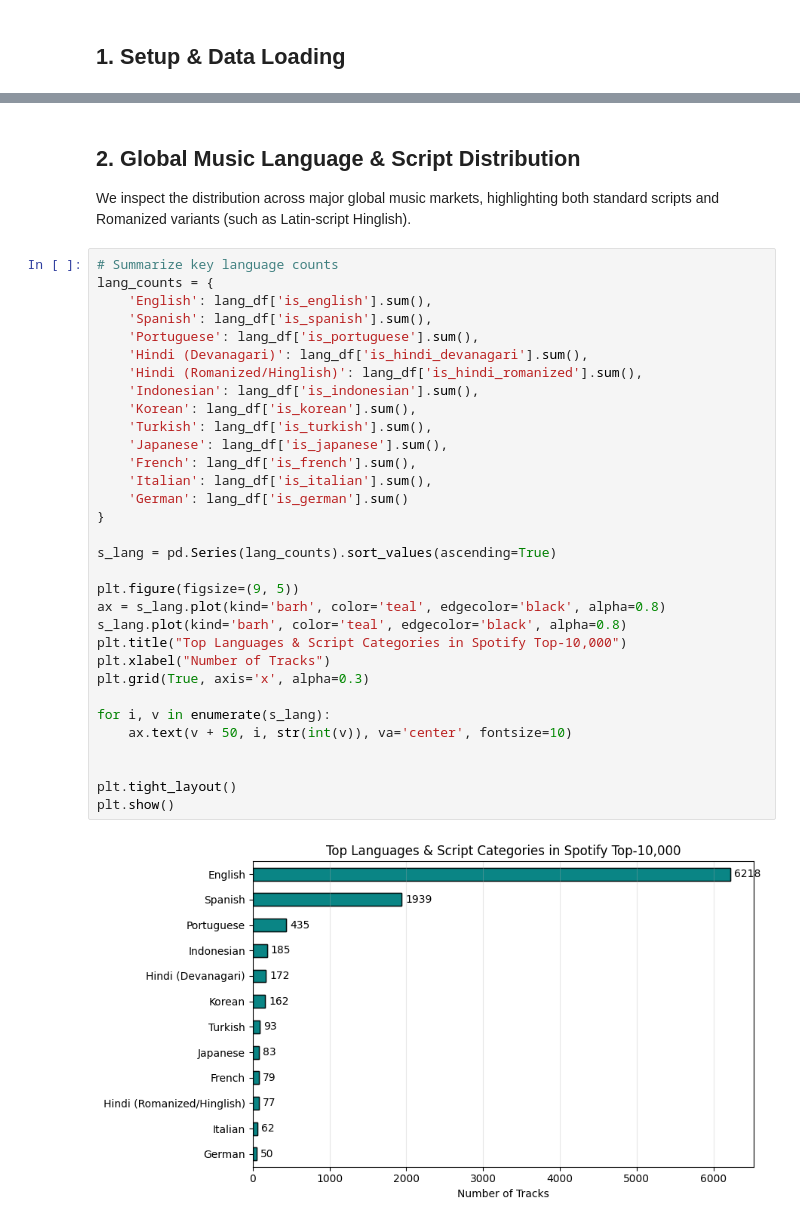
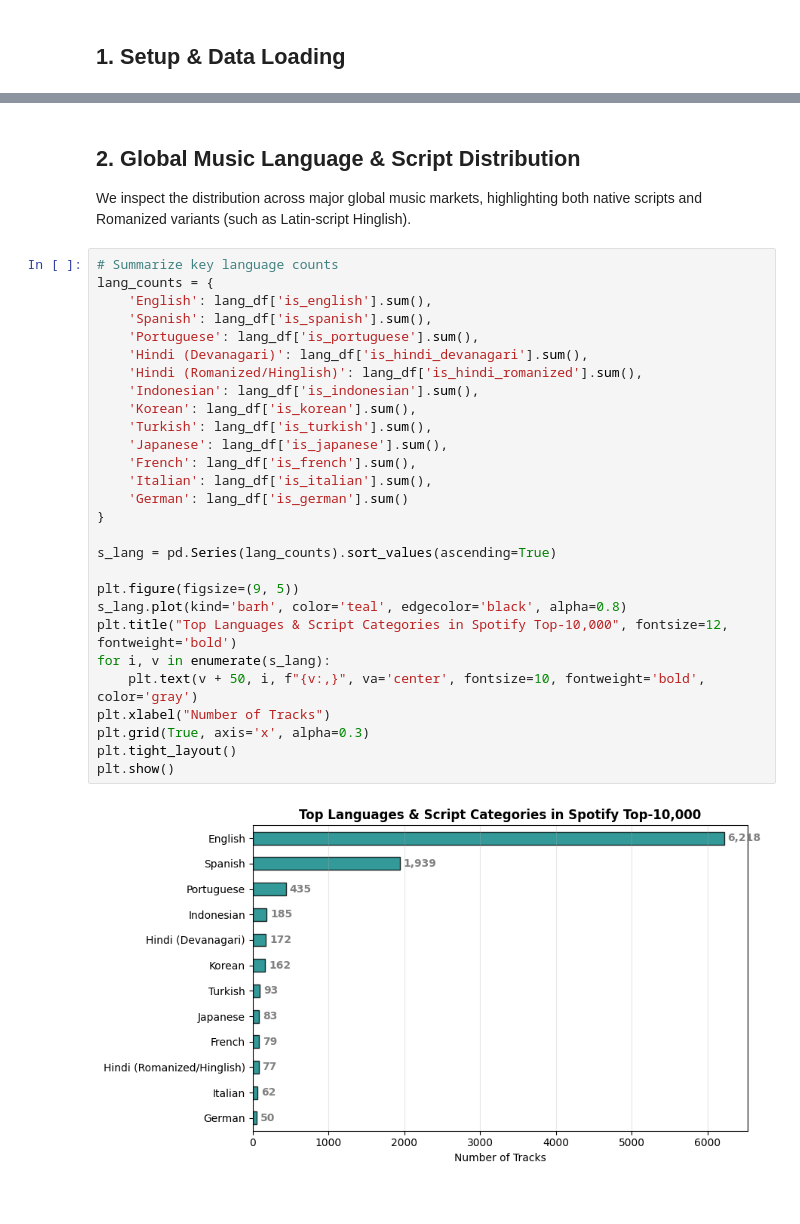
Before and after one commit to essteec/music-prediction, a Jupyter notebook: notebooks/02_global_multilingual_lyric_analysis.ipynb, the cells around one changed output, grey strips where cells are left out. Saved outputs shown, nothing was run; the diff lists cells and outputs as text.

```diff
--- a/notebooks/02_global_multilingual_lyric_analysis.ipynb
+++ b/notebooks/02_global_multilingual_lyric_analysis.ipynb
@@ -36,38 +48,34 @@ print(f"Loaded {len(songs):,} songs with multilingual annotations.")
 Loaded 10,000 songs with multilingual annotations.
 # %% [markdown]
 ## 2. Global Music Language & Script Distribution
-We inspect the distribution across major global music markets, highlighting both standard scripts and Romanized variants (such as Latin-script Hinglish).
+We inspect the distribution across major global music markets, highlighting both native scripts and Romanized variants (such as Latin-script Hinglish).
 # %%
 # Summarize key language counts
 lang_counts = {
     'English': lang_df['is_english'].sum(),
     'Spanish': lang_df['is_spanish'].sum(),
     'Portuguese': lang_df['is_portuguese'].sum(),
     'Hindi (Devanagari)': lang_df['is_hindi_devanagari'].sum(),
     'Hindi (Romanized/Hinglish)': lang_df['is_hindi_romanized'].sum(),
     'Indonesian': lang_df['is_indonesian'].sum(),
     'Korean': lang_df['is_korean'].sum(),
     'Turkish': lang_df['is_turkish'].sum(),
     'Japanese': lang_df['is_japanese'].sum(),
     'French': lang_df['is_french'].sum(),
     'Italian': lang_df['is_italian'].sum(),
     'German': lang_df['is_german'].sum()
 }
 
 s_lang = pd.Series(lang_counts).sort_values(ascending=True)
 
 plt.figure(figsize=(9, 5))
-ax = s_lang.plot(kind='barh', color='teal', edgecolor='black', alpha=0.8)
 s_lang.plot(kind='barh', color='teal', edgecolor='black', alpha=0.8)
-plt.title("Top Languages & Script Categories in Spotify Top-10,000")
+plt.title("Top Languages & Script Categories in Spotify Top-10,000", fontsize=12, fontweight='bold')
+for i, v in enumerate(s_lang):
+    plt.text(v + 50, i, f"{v:,}", va='center', fontsize=10, fontweight='bold', color='gray')
 plt.xlabel("Number of Tracks")
 plt.grid(True, axis='x', alpha=0.3)
-
-for i, v in enumerate(s_lang):
-    ax.text(v + 50, i, str(int(v)), va='center', fontsize=10)
-
-
 plt.tight_layout()
 plt.show()
 # %% [output]
-[figure, old version]
+[figure, new version]
```
Also changed, not shown: parts of 15 cells of this notebook, 23 other files.
